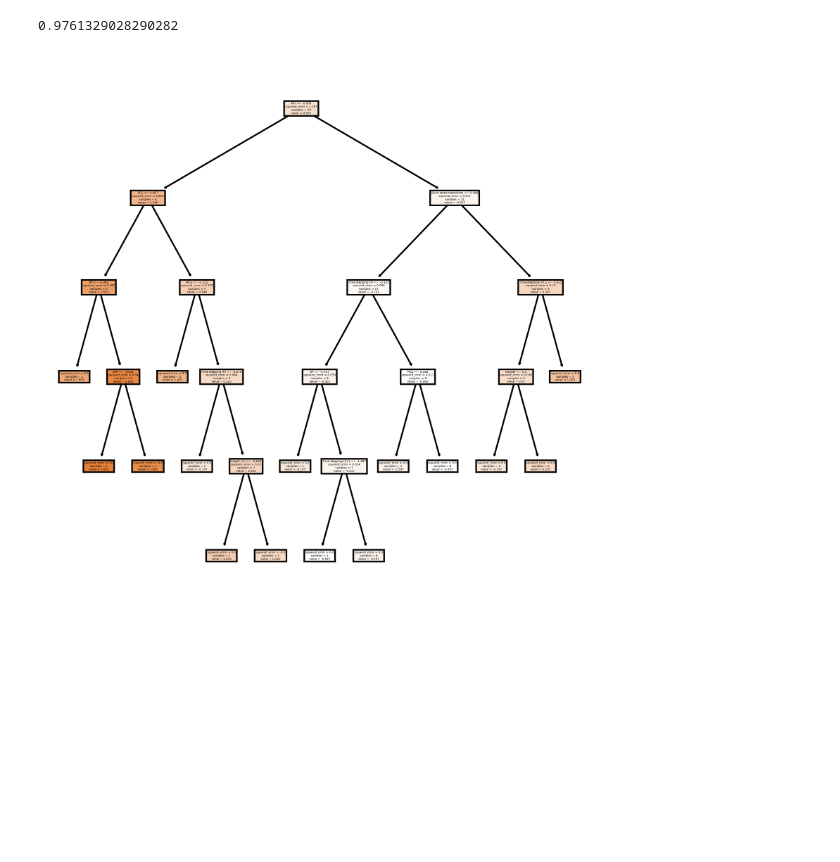
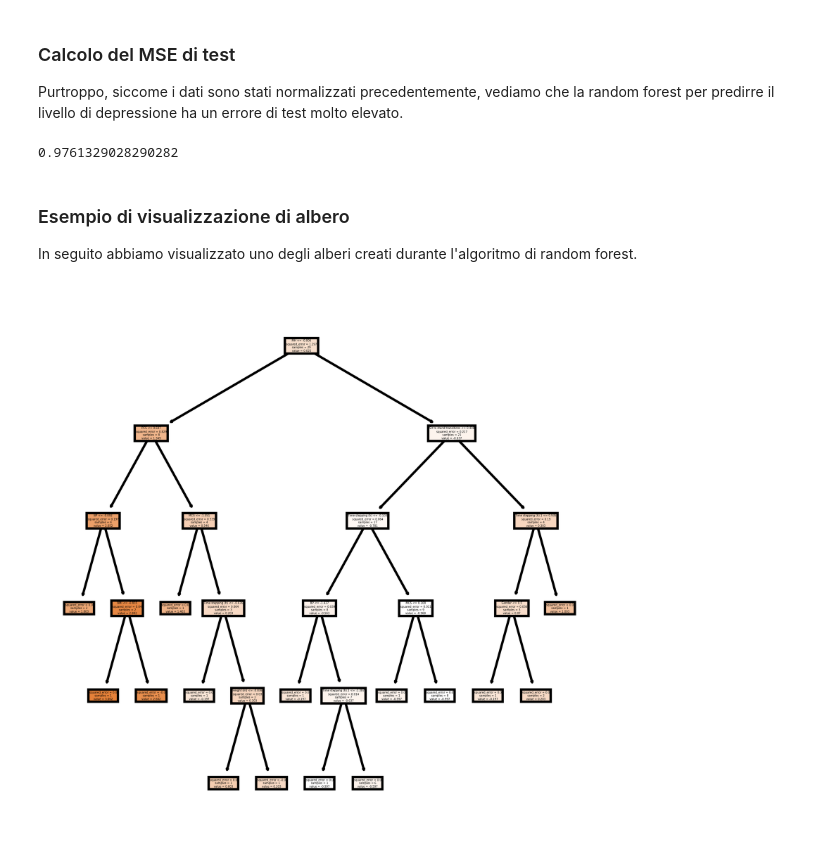
Before and after one commit to cMancio00/Contest_MASL_2023, a Jupyter notebook: random_forest.ipynb, the cells around one changed output. Cells and saved outputs as stored; diff of their text form; code cells hidden in the pictures; blank space fills up the shorter version.

```diff
--- a/random_forest.ipynb
+++ b/random_forest.ipynb
@@ -90,3 +104,6 @@ plt.show()
+# %% [markdown]
+### Calcolo del MSE di test
+Purtroppo, siccome i dati sono stati normalizzati precedentemente, vediamo che la random forest per predirre il livello di depressione ha un errore di test molto elevato.
 # %%
 #Fit the final model using training+validation set
 rf.fit(df_training_validation, y_depression.iloc[df_training_validation.index])
@@ -95,14 +112,17 @@ MSE_ERROR = np.mean((y_depression_estimate-y_depression.iloc[test_idx_depression
 MSE_ERROR
 # %% [output]
 0.9761329028290282
+# %% [markdown]
+### Esempio di visualizzazione di albero
+In seguito abbiamo visualizzato uno degli alberi creati durante l'algoritmo di random forest.
 # %%
 from sklearn import tree
-fig, axes = plt.subplots(nrows = 1,ncols = 1,figsize = (6,6), dpi=800)
+fig, axes = plt.subplots(nrows = 1,ncols = 1,figsize = (4,4), dpi=600)
 tree.plot_tree(rf.estimators_[0],
                filled = True,feature_names=df_smaller.columns)
 fig.savefig('pictures/rf_individualtree.png')
 # %% [output]
-[figure, old version]
+[figure, new version]
 # %%
 from sklearn.ensemble import RandomForestRegressor
 from random import sample, seed
```
Also changed, not shown: parts of 6 cells of this notebook, 2 other files.
